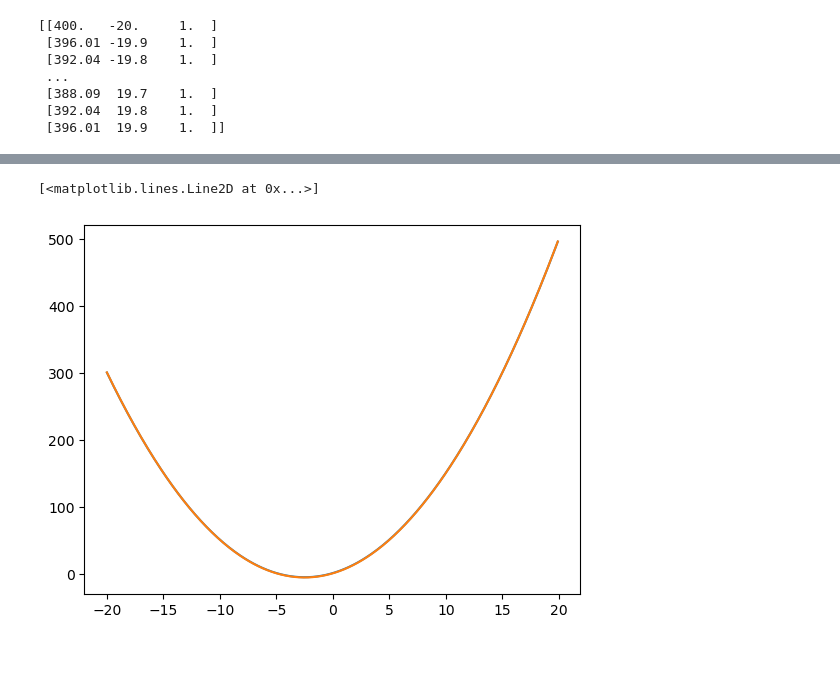
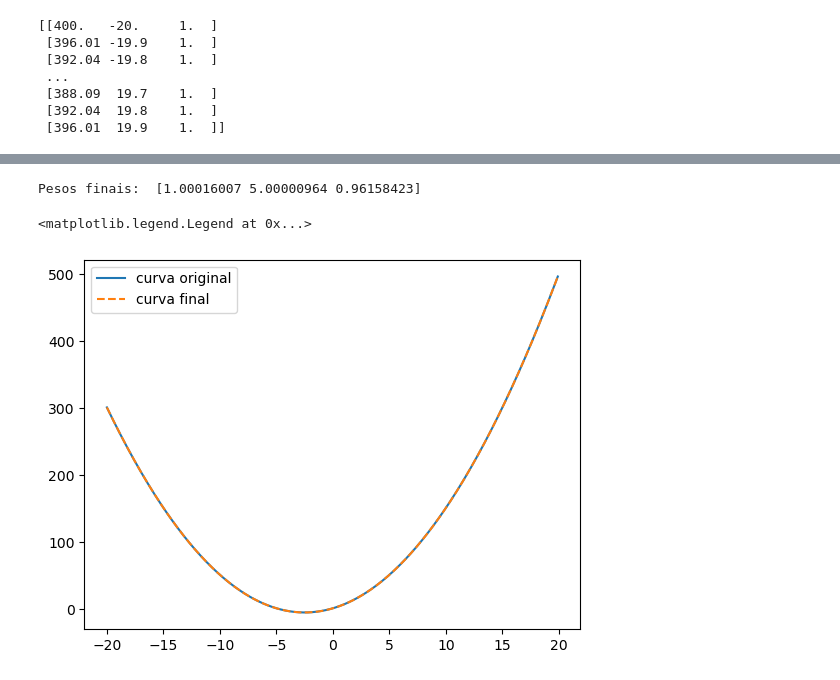
Before and after one commit to Petas14/otimizacao, a Jupyter notebook: Gradient_descent.ipynb, the cells around one changed output, grey strips where cells are left out. Cells and saved outputs as stored; diff of their text form; code cells hidden in the pictures.

```diff
--- a/Gradient_descent.ipynb
+++ b/Gradient_descent.ipynb
@@ -79,6 +60,7 @@ def grad(X,y,w,lr = 0.001):
 
     return w.reshape(-1,1)
 # %%
-w = grad(X_in,y,w)
-print(w)
+for i in range(100):
+    w = grad(X_in,y,w)
+    print(w)
 # %% [output]
@@ -102,9 +84,14 @@ loss: 0.06270669087419294
+# %%
+print('Pesos finais: ', w.flatten())
+# %% [output]
+Pesos finais:  [1.00016007 5.00000964 0.96158423]
 # %%
-plt.plot(X,f(X_in,w))
-plt.plot(X,y)
+plt.plot(X,y,label = 'curva original')
+plt.plot(X,f(X_in,w),'--',label = 'curva final')
+plt.legend()
 # %% [output]
-[<matplotlib.lines.Line2D at 0x...>]
+<matplotlib.legend.Legend at 0x...>
-[figure, old version]
+[figure, new version]
 # %% [markdown]
 ## É possível notar que o chegamos bem perto do ideal.
 
```
Also changed, not shown: parts of 5 cells of this notebook.
